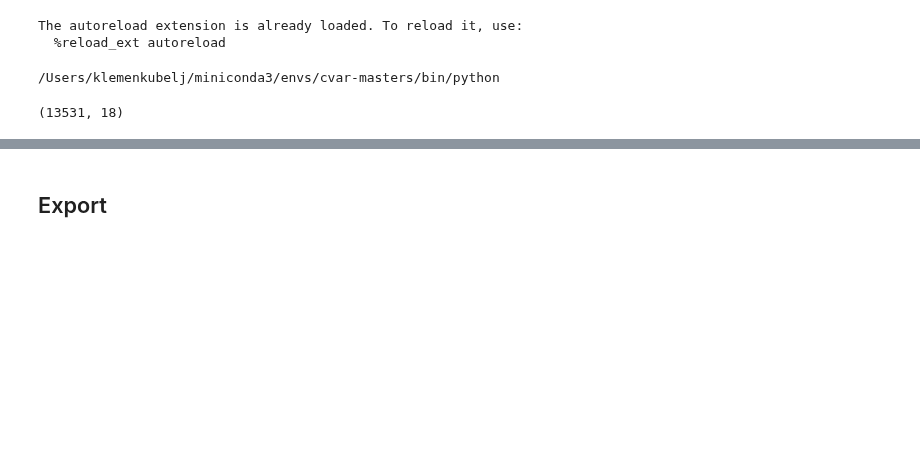
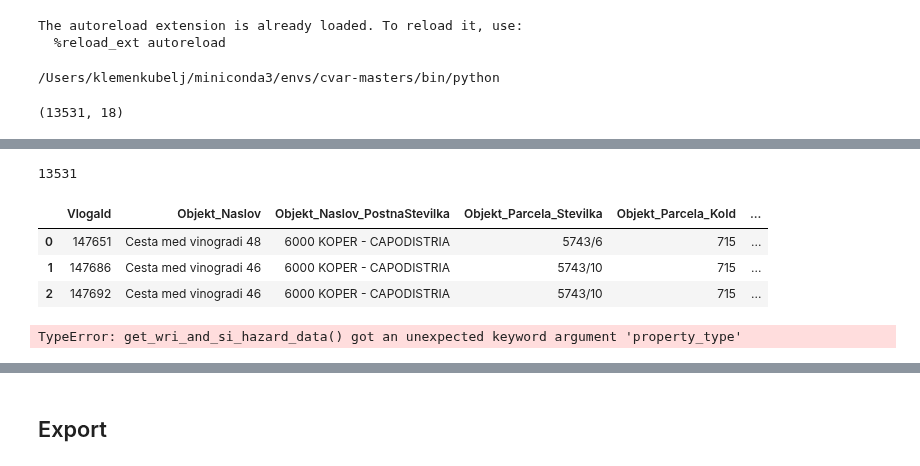
Before and after one commit to KubeljK/cvar-masters, a Jupyter notebook: notebooks/008-kk-calculate-flood-depths.ipynb, the cells around one changed output, grey strips where cells are left out. Drawn from its saved outputs; the diff is of its cells as text; code cells hidden in the pictures; blank space fills up the shorter version.

```diff
--- a/notebooks/008-kk-calculate-flood-depths.ipynb
+++ b/notebooks/008-kk-calculate-flood-depths.ipynb
@@ -61,38 +93,49 @@ vloge_df = vloge_df.merge(cached_df[
 # %%
 def calc_predicted_flood_depth(row):
     # Get the hazard data
     gps = {
         "lat": row["gps_lat"],
         "lng": row["gps_lng"]
     }
     data, request = get_wri_and_si_hazard_data(gps)
     return (
-        data["flood_depths"]["wri"][100],
-        data["flood_depths"]["si"][100],
-        data["flood_depths"]["si_old"][100],
-        data["damage_fractions"]["wri"][100],
-        data["damage_fractions"]["si"][100],
-        data["damage_fractions"]["si_old"][100]
+        data["flood_depths"]["wri"][100], # "predicted_wri_depth",
+        data["flood_depths"]["si"][100], # "predicted_si_depth",
+        data["flood_depths"]["si_res_100"][100], # "predicted_si_depth_100r",
+        data["flood_depths"]["si_res_1000"][100], # "predicted_si_depth_1000r",
+        data["flood_depths"]["si_old"][100], # "predicted_si_old_depth",
+        data["damage_fractions"]["wri"][100], # "predicted_wri_damage",
+        data["damage_fractions"]["si"][100], # "predicted_si_damage",
+        data["damage_fractions"]["si_old"][100], # "predicted_si_old_damage"
     )
 
 _df = vloge_df.copy()
 
 
 
 # Create the columns if they don't exist
 for col in predicted_columns:
     if col not in _df.columns:
         _df[col] = None
 
 # Create a mask for rows that need calculation
 needs_calculation = _df[predicted_columns].isna().any(axis=1)
-
-# Only process rows that need calculation
-if needs_calculation.any():
-    # Create a tqdm progress bar for the DataFrame rows
-    tqdm.pandas(desc="Processing rows")
-    # Apply the function with progress bar only to rows that need calculation
-    results = _df[needs_calculation].progress_apply(calc_predicted_flood_depth, axis=1)
-
-    # Update only the rows that needed calculation
-    _df.loc[needs_calculation, predicted_columns] = list(zip(*results))
+print(len(needs_calculation))
+_df[needs_calculation].head(3)
+# %% [output]
+13531
+|  | VlogaId | Objekt_Naslov | Objekt_Naslov_PostnaStevilka | Objekt_Parcela_Stevilka | Objekt_Parcela_KoId | ... |
+| 0 | 147651 | Cesta med vinogradi 48 | 6000 KOPER - CAPODISTRIA | 5743/6 | 715 | ... |
+| 1 | 147686 | Cesta med vinogradi 46 | 6000 KOPER - CAPODISTRIA | 5743/10 | 715 | ... |
+| 2 | 147692 | Cesta med vinogradi 46 | 6000 KOPER - CAPODISTRIA | 5743/10 | 715 | ... |
+# %%
+# Only process rows that need calculation
+if needs_calculation.any():
+    # Create a tqdm progress bar for the DataFrame rows
+    tqdm.pandas(desc="Processing rows")
+    # Apply the function with progress bar only to rows that need calculation
+    results = _df[needs_calculation].progress_apply(calc_predicted_flood_depth, axis=1)
+    # Update only the rows that needed calculation
+    _df.loc[needs_calculation, predicted_columns] = list(zip(*results))
+# %% [output]
+TypeError: get_wri_and_si_hazard_data() got an unexpected keyword argument 'property_type'
```
Also changed, not shown: parts of 6 cells of this notebook, 2 other files.
